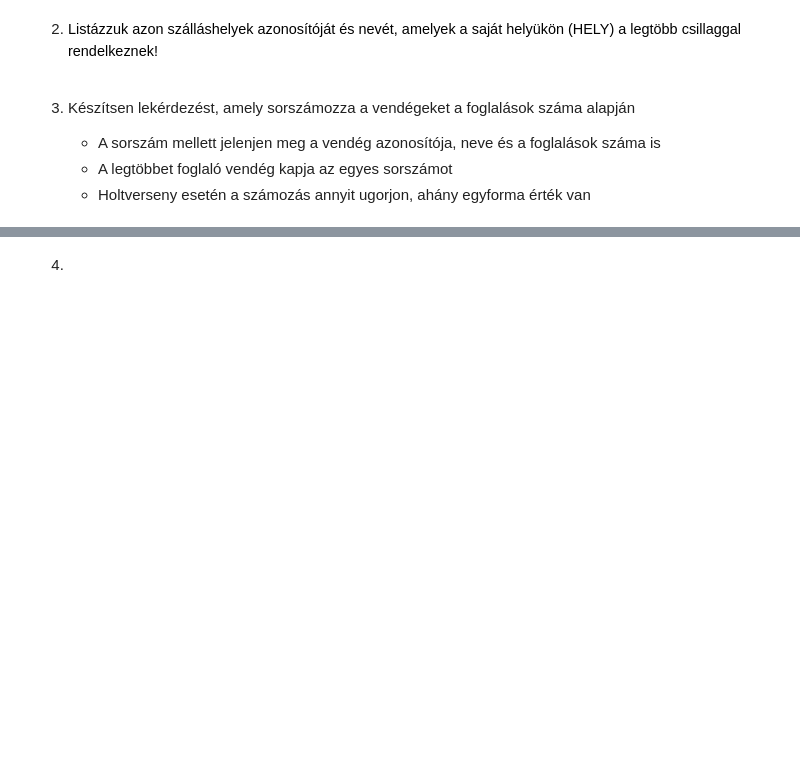
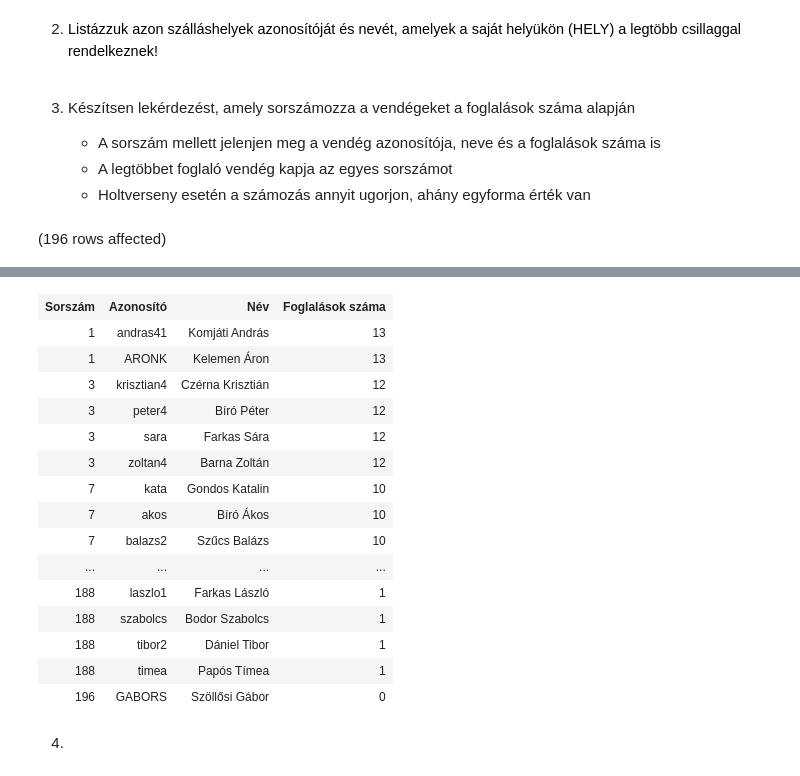
Before and after one commit to rebekapati/0221adat, a Jupyter notebook: ZH4.ipynb, the cells around one changed output, grey strips where cells are left out. Saved outputs shown, nothing was run; the diff lists cells and outputs as text; code cells hidden in the pictures; blank space fills up the shorter version.

```diff
--- a/ZH4.ipynb
+++ b/ZH4.ipynb
@@ -26,3 +26,13 @@ ORDER BY sz.CSILLAGOK_SZAMA DESC;
     - A sorszám mellett jelenjen meg a vendég azonosítója, neve és a foglalások száma is
     - A legtöbbet foglaló vendég kapja az egyes sorszámot
     - Holtverseny esetén a számozás annyit ugorjon, ahány egyforma érték van
+# %%
+SELECT
+    RANK() OVER (ORDER BY COUNT(f.foglalas_pk) DESC) AS "Sorszám",
+    v.usernev AS "Azonosító",
+    v.nev AS "Név",
+    COUNT(f.foglalas_pk) AS "Foglalások száma"
+FROM Vendeg v LEFT JOIN Foglalas f ON v.USERNEV = f.UGYFEL_FK
+GROUP BY v.usernev, v.nev
+# %% [output]
+(196 rows affected)
@@ -29,3 +40,19 @@ ORDER BY sz.CSILLAGOK_SZAMA DESC;
+| Sorszám | Azonosító | Név | Foglalások száma |
+| 1 | andras41 | Komjáti András | 13 |
+| 1 | ARONK | Kelemen Áron | 13 |
+| 3 | krisztian4 | Czérna Krisztián | 12 |
+| 3 | peter4 | Bíró Péter | 12 |
+| 3 | sara | Farkas Sára | 12 |
+| 3 | zoltan4 | Barna Zoltán | 12 |
+| 7 | kata | Gondos Katalin | 10 |
+| 7 | akos | Bíró Ákos | 10 |
+| 7 | balazs2 | Szűcs Balázs | 10 |
+| ... | ... | ... | ... |
+| 188 | laszlo1 | Farkas László | 1 |
+| 188 | szabolcs | Bodor Szabolcs | 1 |
+| 188 | tibor2 | Dániel Tibor | 1 |
+| 188 | timea | Papós Tímea | 1 |
+| 196 | GABORS | Szöllősi Gábor | 0 |
 # %% [markdown]
 4.
 # %% [markdown]
```
Also changed, not shown: parts of 1 cell of this notebook.
